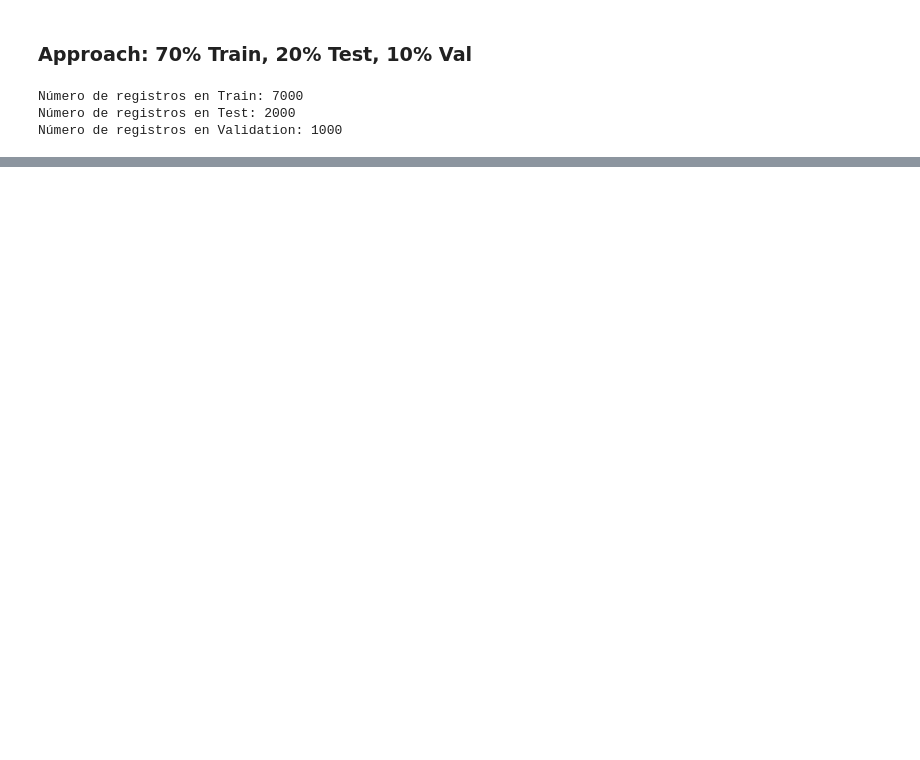
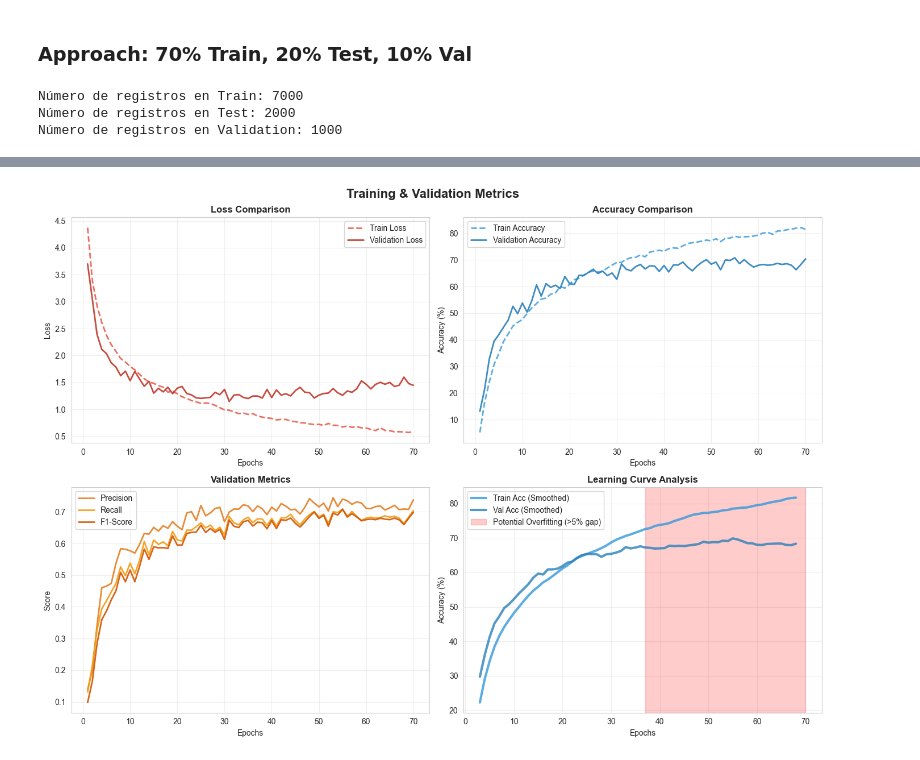
Before and after one commit to DianaSanchezOrdonez/Deep_Learning_Labs, a Jupyter notebook: evaluate_data.ipynb, the cells around one changed output, grey strips where cells are left out. Drawn from its saved outputs; the diff is of its cells as text; code cells hidden in the pictures; blank space fills up the shorter version.

```diff
--- a/evaluate_data.ipynb
+++ b/evaluate_data.ipynb
@@ -124,0 +131,6 @@ ValueError: All arrays must be of the same length
+# %%
+
+history_resnet18 = utils.load_training_history("model_resnet18/training_history_resnet18.json")
+utils.plot_training_metrics(history_resnet18)
+# %% [output]
+[figure, added]
```
Also changed, not shown: parts of 15 cells of this notebook, 8 other files.
